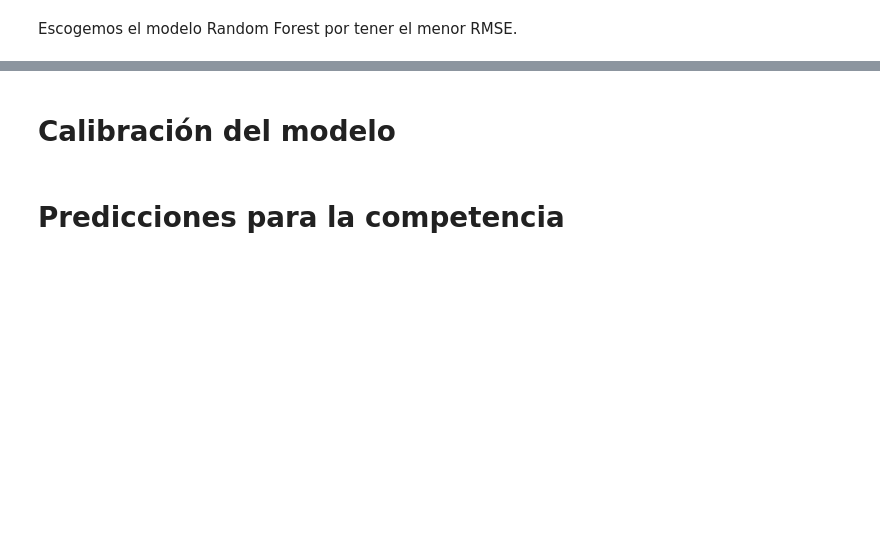
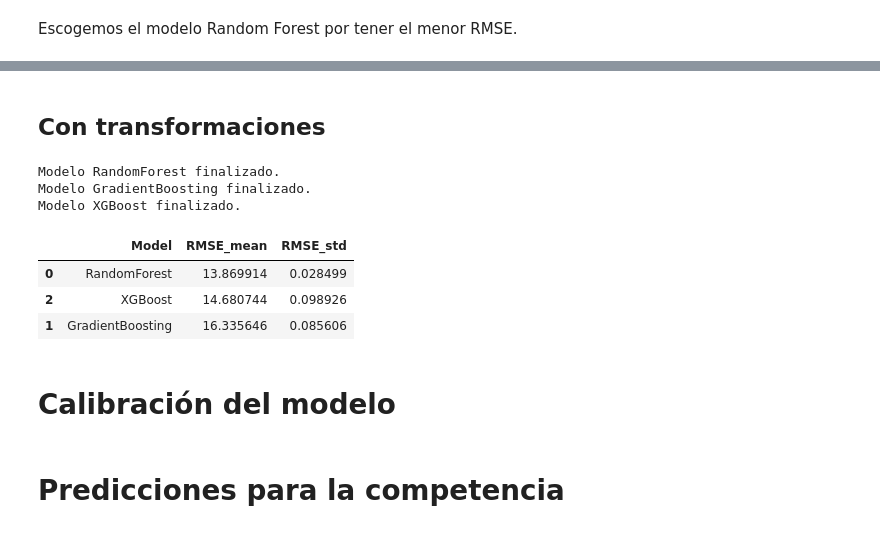
Before and after one commit to jairocruzhdez/MIAD_ML_NLP_JC, a Jupyter notebook: Semana 3/S3P1_proyecto1.ipynb, the cells around one changed output, grey strips where cells are left out. Saved outputs shown, nothing was run; the diff lists cells and outputs as text; code cells hidden in the pictures; blank space fills up the shorter version.

```diff
--- a/Semana 3/S3P1_proyecto1.ipynb
+++ b/Semana 3/S3P1_proyecto1.ipynb
@@ -491,8 +601,8 @@ def transformations(X):
 # %%
 from sklearn.model_selection import train_test_split
 # Partición de datos en X, y
-X = df_model.drop(columns=[target])
-y = df_model[target]
+X = df_def.drop(columns=['popularity'])
+y = df_def['popularity']
 
 #Partición en Train y Test
 XTrain, XTest, yTrain, yTest = train_test_split(X, y, test_size=0.2, random_state=0)
@@ -745,0 +717,11 @@ plt.show()
+# %%
+df_def_ = preprocessing(df_model)
+
+# Descartar registros con popularity igual a cero
+df_def_ = df_def_[df_def_["popularity"] != 0]
+
+X_ = df_def_.drop(columns=['popularity'])
+y_ = df_def_['popularity']
+
+#Partición en Train y Test
+XTrain_, XTest_, yTrain_, yTest_ = train_test_split(X_, y_, test_size=0.2, random_state=0)
@@ -746,3 +738,19 @@ plt.show()
+# %% [markdown]
+## Con transformaciones
+# %%
+X_2 = transformations(X_)
+#Partición en Train y Test
+XTrain_2, XTest_2, yTrain_, yTest_ = train_test_split(X_2, y_, test_size=0.2, random_state=0)
+# %%
+models_eval(X_2, y_)
+# %% [output]
+Modelo RandomForest finalizado.
+Modelo GradientBoosting finalizado.
+Modelo XGBoost finalizado.
+|  | Model | RMSE_mean | RMSE_std |
+| 0 | RandomForest | 13.869914 | 0.028499 |
+| 2 | XGBoost | 14.680744 | 0.098926 |
+| 1 | GradientBoosting | 16.335646 | 0.085606 |
 # %% [markdown]
 # Calibración del modelo
 # %% [markdown]
```
Also changed, not shown: parts of 39 cells of this notebook.
